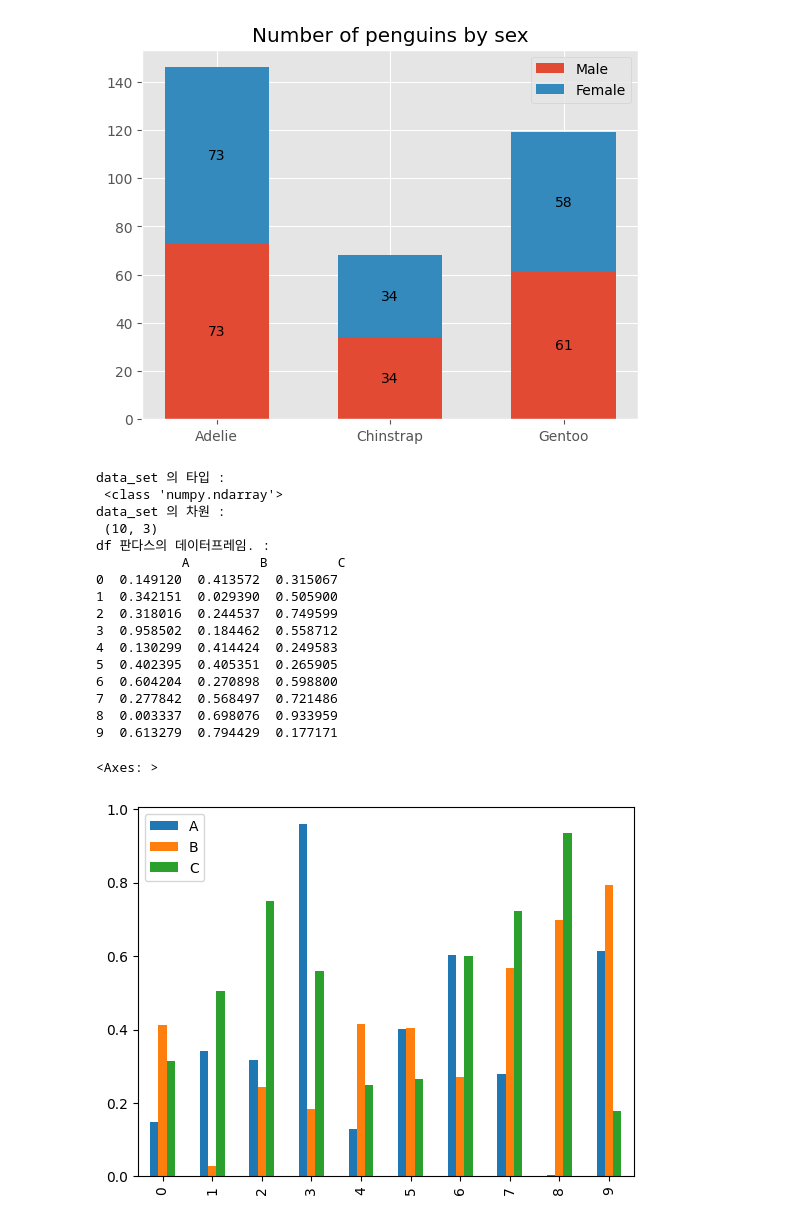
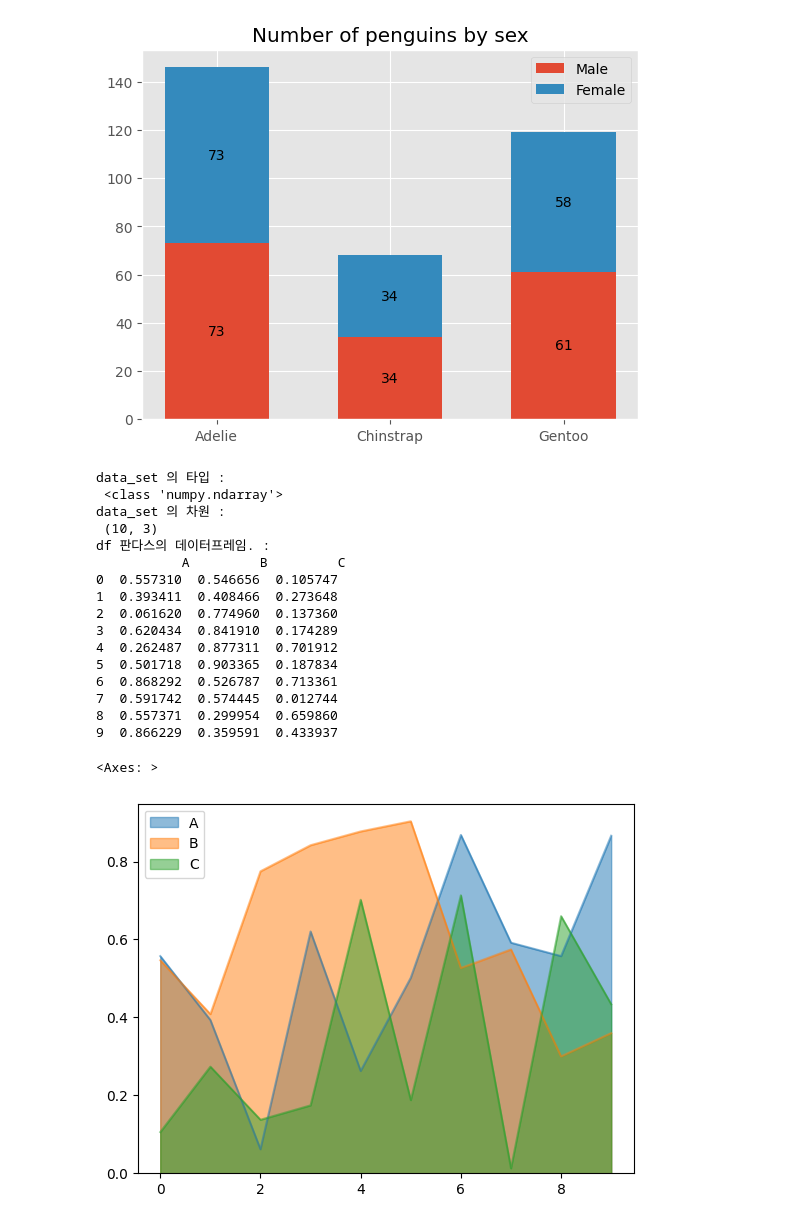
Before and after one commit to lsy3709/TestPython404_231204, a Jupyter notebook: ch7_np_pds_mlt_basic/testBasic1.ipynb, the cells around one changed output. Cells and saved outputs as stored; diff of their text form; code cells hidden in the pictures.

```diff
--- a/ch7_np_pds_mlt_basic/testBasic1.ipynb
+++ b/ch7_np_pds_mlt_basic/testBasic1.ipynb
@@ -74,38 +74,46 @@ plt.show()
 # %%
 # np, Numpy -> 리스트 x , 배열 형식이고, 속도가 빨라서, 빅데이터 처리 도구로 많이 사용함.
 # pandas, -> 데이터 프레임, 엑셀 , 테이블(행, 열) 쉽게 처리하기 위한 도구로 사용이 됨.
 # matplotlib -> 시각화 하기위한 도구.
 import numpy as np
 import pandas as pd
 import matplotlib
 data_set = np.random.rand(10,3)
 # print(f"data_set : \n {data_set}")
 print(f"data_set 의 타입 : \n {type(data_set)}")
 print(f"data_set 의 차원 : \n {data_set.shape}")
 
 # 넘파이 요소 -> 판다스의 데이터 프레임에 넣기.
 df = pd.DataFrame(data_set, columns=["A", "B", "C"])
 print(f"df 판다스의 데이터프레임. : \n {df}")
 
-# 넘파이 -> 판다스 의 데이터 프레임으로 표형태 -> 맵플로립으로 차트그리기.
+# 넘파이 -> 판다스 의 데이터 프레임으로 표형태 -> 맵플로립으로 차트그리기
+# 라인 그래프
 # df.plot()
-df.plot(kind="bar")
+# 수직 막대 그래프
+# df.plot(kind="bar")
+# 수평 막대 그래프
+# df.plot(kind="barh")
+# 면적을 이용한 선 그래프
+# df.plot(kind="area")
+# 면적을 이용한 선 그래프, 중첩 되지 않게
+df.plot(kind="area", stacked=False)
 # %% [output]
 data_set 의 타입 :
  <class 'numpy.ndarray'>
 data_set 의 차원 :
  (10, 3)
 df 판다스의 데이터프레임. :
            A         B         C
-0  0.149120  0.413572  0.315067
-1  0.342151  0.029390  0.505900
-2  0.318016  0.244537  0.749599
-3  0.958502  0.184462  0.558712
-4  0.130299  0.414424  0.249583
-5  0.402395  0.405351  0.265905
-6  0.604204  0.270898  0.598800
-7  0.277842  0.568497  0.721486
-8  0.003337  0.698076  0.933959
-9  0.613279  0.794429  0.177171
+0  0.557310  0.546656  0.105747
+1  0.393411  0.408466  0.273648
+2  0.061620  0.774960  0.137360
+3  0.620434  0.841910  0.174289
+4  0.262487  0.877311  0.701912
+5  0.501718  0.903365  0.187834
+6  0.868292  0.526787  0.713361
+7  0.591742  0.574445  0.012744
+8  0.557371  0.299954  0.659860
+9  0.866229  0.359591  0.433937
 <Axes: >
-[figure, old version]
+[figure, new version]
```
